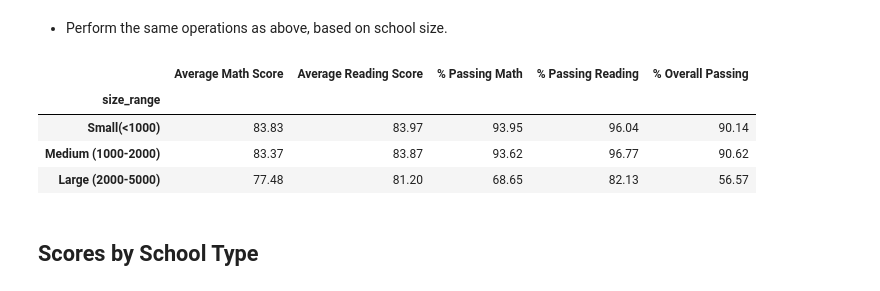
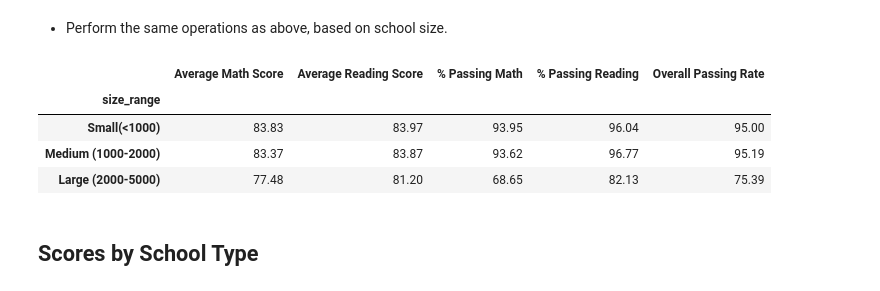
Before and after one commit to NSkinnerSci/pandas-challenge, a Jupyter notebook: PyCitySchools/PyCitySchools.ipynb, the cells around one changed output. Drawn from its saved outputs; the diff is of its cells as text; code cells hidden in the pictures.

```diff
--- a/PyCitySchools/PyCitySchools.ipynb
+++ b/PyCitySchools/PyCitySchools.ipynb
@@ -243,21 +243,21 @@ data5
 # %%
 df3 = df
 bins2 = [0, 1000, 2000, 5000]
 labels2 = ['Small(<1000)', 'Medium (1000-2000)', 'Large (2000-5000)']
 df3['size_range'] = pd.cut(df['size'], bins2, labels=labels2)
 data6 = pd.DataFrame({'Average Math Score':df3.groupby('size_range').math_score.mean(),
                      'Average Reading Score':df3.groupby('size_range').reading_score.mean(),
                      '% Passing Math':[len(df3[(df3['size_range'] == l) & (df3['math_score'] >= 70)])/len(df3[df3['size_range'] == l]) * 100 for l in labels2],
-                     '% Passing Reading':[len(df3[(df3['size_range'] == l) & (df3['reading_score'] >= 70)])/len(df3[df3['size_range'] == l]) * 100 for l in labels2],
-                     '% Overall Passing': [len(df3[(df3['size_range'] == l) & (df3["math_score"] >= 70) & (df3["reading_score"] >= 70)])/len(df3[df3['size_range'] == l]) * 100 for l in labels2]})
+                     '% Passing Reading':[len(df3[(df3['size_range'] == l) & (df3['reading_score'] >= 70)])/len(df3[df3['size_range'] == l]) * 100 for l in labels2],})
+data6['Overall Passing Rate'] = (data6['% Passing Math']+data6['% Passing Reading'])/2
 data6 = round(data6,2)
 data6
 # %% [output]
-|  | Average Math Score | Average Reading Score | % Passing Math | % Passing Reading | % Overall Passing |
+|  | Average Math Score | Average Reading Score | % Passing Math | % Passing Reading | Overall Passing Rate |
 | size_range |  |  |  |  |  |
-| Small(<1000) | 83.83 | 83.97 | 93.95 | 96.04 | 90.14 |
-| Medium (1000-2000) | 83.37 | 83.87 | 93.62 | 96.77 | 90.62 |
-| Large (2000-5000) | 77.48 | 81.20 | 68.65 | 82.13 | 56.57 |
+| Small(<1000) | 83.83 | 83.97 | 93.95 | 96.04 | 95.00 |
+| Medium (1000-2000) | 83.37 | 83.87 | 93.62 | 96.77 | 95.19 |
+| Large (2000-5000) | 77.48 | 81.20 | 68.65 | 82.13 | 75.39 |
 # %% [markdown]
 ## Scores by School Type
 # %% [markdown]
```
Also changed, not shown: parts of 2 cells of this notebook.
